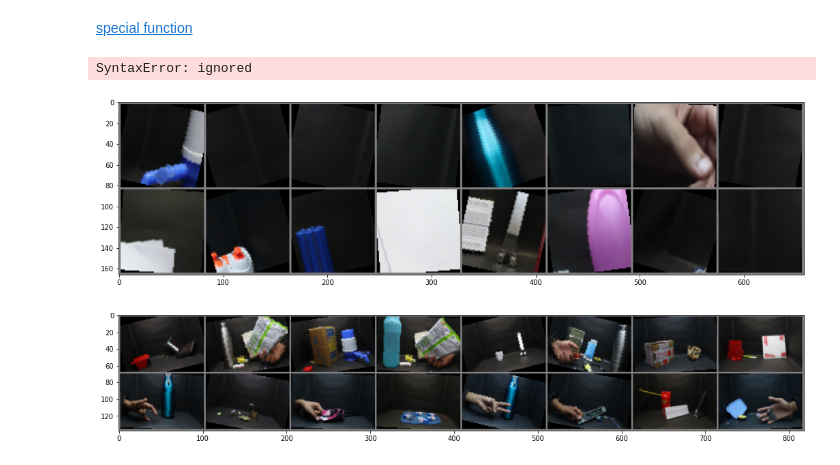
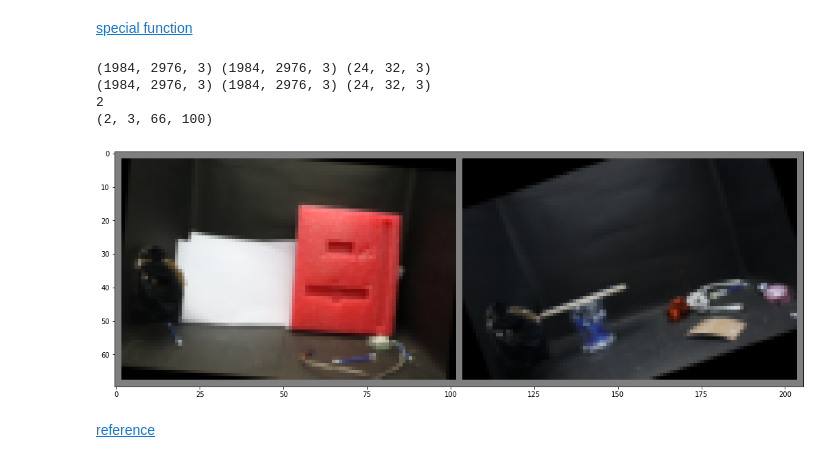
Before and after one commit to spider-tronix/Dark-Sight, a Jupyter notebook: DarkSight_Augmentation.ipynb, the cells around one changed output. Cells and saved outputs as stored; diff of their text form; code cells hidden in the pictures.

Commit message:
Error in concatenation of images (as single datapoint)

```diff
--- a/DarkSight_Augmentation.ipynb
+++ b/DarkSight_Augmentation.ipynb
@@ -92,28 +110,29 @@ class Resize(object):
 # %%
 # define pytorch transforms
-transforms1 = transforms.Compose([
+Transforms=[]
+Transforms.append(
+    transforms.Compose([
      transforms.ToPILImage(),
+     transforms.RandomRotation(degrees=(-20, 20)),
      transforms.Resize((300, 300)),
      transforms.CenterCrop((280, 280)),
      transforms.RandomCrop((80, 80)),
      transforms.RandomHorizontalFlip(p=0.5),
-     transforms.RandomRotation(degrees=(-20, 20)),
      transforms.ToTensor(),
      #mean and std=0.5
      transforms.Normalize((0.5, 0.5, 0.5), (0.5, 0.5, 0.5)),
      ])
+)
 # %%
 # define pytorch transforms
-transforms2 = transforms.Compose([
+Transforms.append(
+    transforms.Compose([
      transforms.ToPILImage(),
-     myTransforms.Resize((100),
-    transforms.CenterCrop((280, 280)),
-    #  transforms.RandomCrop((80, 80)),
+     transforms.RandomRotation(degrees=(-20, 20)),
+     myTransforms.Resize(100),
      transforms.RandomHorizontalFlip(p=0.5),
-     transforms.RandomRotation(degrees=(-20, 20)),
      transforms.ToTensor(),
      #mean and std=0.5
      transforms.Normalize((0.5, 0.5, 0.5), (0.5, 0.5, 0.5)),
      ])
+)
-# %% [output]
-SyntaxError: ignored
@@ -120,6 +153,6 @@ SyntaxError: ignored
 # %%
 # PyTorch image augmentation module
-image_list=longExposure
+image_list=[longExposure, shortExposure, temperature]
 class PyTorchImageDataset(Dataset):
     def __init__(self, image_list, transforms=None):
         self.image_list = image_list
@@ -129,29 +162,47 @@ class PyTorchImageDataset(Dataset):
         return (len(self.image_list))
 
     def __getitem__(self, i):
-        image = plt.imread(self.image_list[i])
-        image = Image.fromarray(image).convert('RGB')
-        image = np.asarray(image).astype(np.uint8)
+        image = []
+        image = [plt.imread(self.image_list[j][i]) for j in range(3)]
+        print(image[0].shape, image[1].shape, image[2].shape)
+        # image = [plt.imread(img) for img in image_list[i]]
+        image = [Image.fromarray(img).convert('RGB')  for img in image]
+        image = [np.asarray(img).astype(np.uint8) for img in image]
         if self.transforms is not None:
-            image = self.transforms(image)
-
+            image = [self.transforms(np.asarray(img)) for img in image]
+        image = [img.numpy() for img in image]
+        # print(temp)
+        # print(image.numpy())
+        # return torch.tensor(np.asarray(image), dtype=torch.float)
+        # print(np.array(image).shape)
+        # print(image)
+        # print(len(image))
+        return [torch.tensor(img, dtype=torch.float) for img in image]
         return torch.tensor(image, dtype=torch.float)
 # %%
-pytorch_dataset = PyTorchImageDataset(image_list=image_list, transforms=transforms1)
-pytorch_dataloader1 = DataLoader(dataset=pytorch_dataset, batch_size=16, shuffle=True)
+pytorch_dataset = PyTorchImageDataset(image_list=image_list, transforms=Transforms[1])
+#batch_size <= 3
+pytorch_dataloader1 = DataLoader(dataset=pytorch_dataset, batch_size=2, shuffle=True)
-# %%
-data = iter(pytorch_dataloader1)
-images1 = data.next()
-
-# show images
-show_img(torchvision.utils.make_grid(images1))
-# %% [output]
-[figure, removed]
+# %%
+data = iter(pytorch_dataloader1)
+images1 = data.next()
+# images1=images1.numpy()
+# show images
+# images1 = np.array(images1)
+print(len(images1[0]))
+print(images1[0].numpy().shape)
+images1=show_img(torchvision.utils.make_grid(images1[0]))
+# images2=show_img(torchvision.utils.make_grid(images1[1]))
+# images3=show_img(torchvision.utils.make_grid(images1[2]))
+# %% [output]
+(1984, 2976, 3) (1984, 2976, 3) (24, 32, 3)
+(1984, 2976, 3) (1984, 2976, 3) (24, 32, 3)
+2
+(2, 3, 66, 100)
+[figure, added]
 # %%
-pytorch_dataset = PyTorchImageDataset(image_list=image_list, transforms=transforms2)
+pytorch_dataset = PyTorchImageDataset(image_list=image_list, transforms=Transforms[1])
 pytorch_dataloader2 = DataLoader(dataset=pytorch_dataset, batch_size=16, shuffle=True)
 data = iter(pytorch_dataloader2)
 images2 = data.next()
-show_img(torchvision.utils.make_grid(images2))
+imges2 = show_img(torchvision.utils.make_grid(images2))
-# %% [output]
-[figure, removed]
@@ -157,0 +217,2 @@ show_img(torchvision.utils.make_grid(images2))
+# %% [markdown]
+[reference](https://debuggercafe.com/image-augmentation-using-pytorch-and-albumentations/)
```
Also changed, not shown: parts of 12 cells of this notebook.
